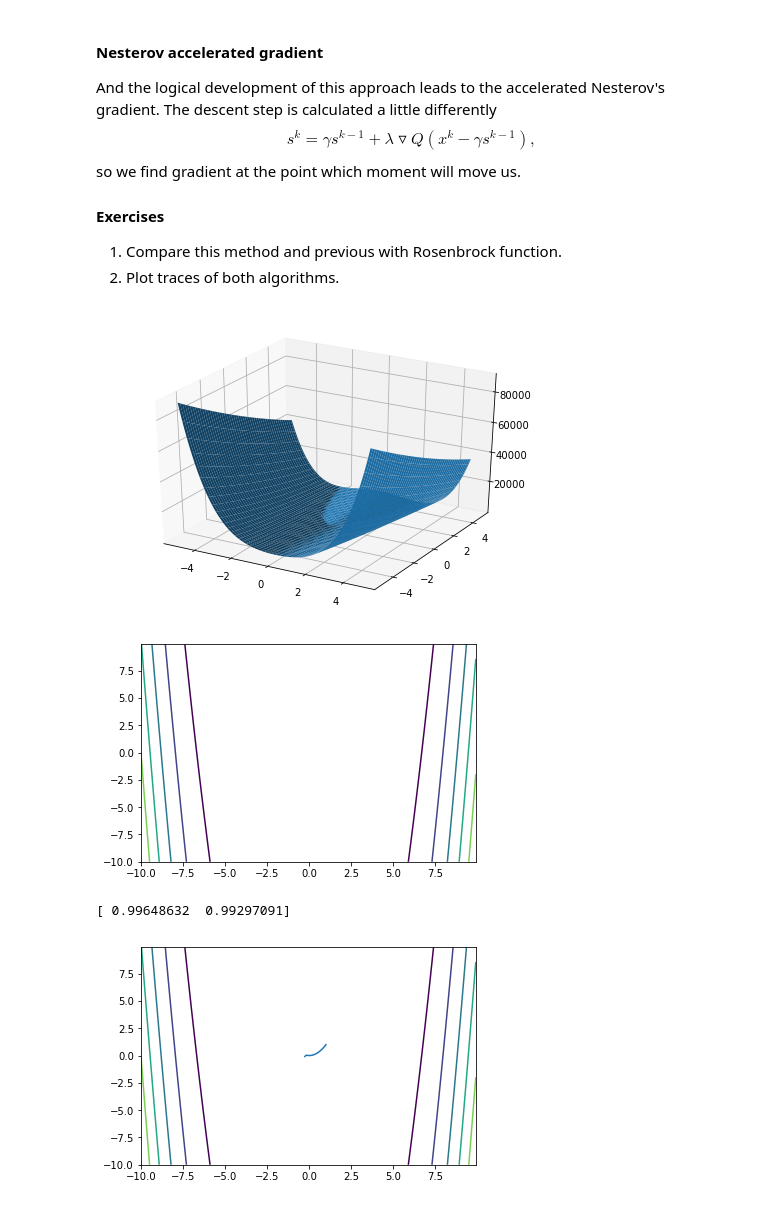
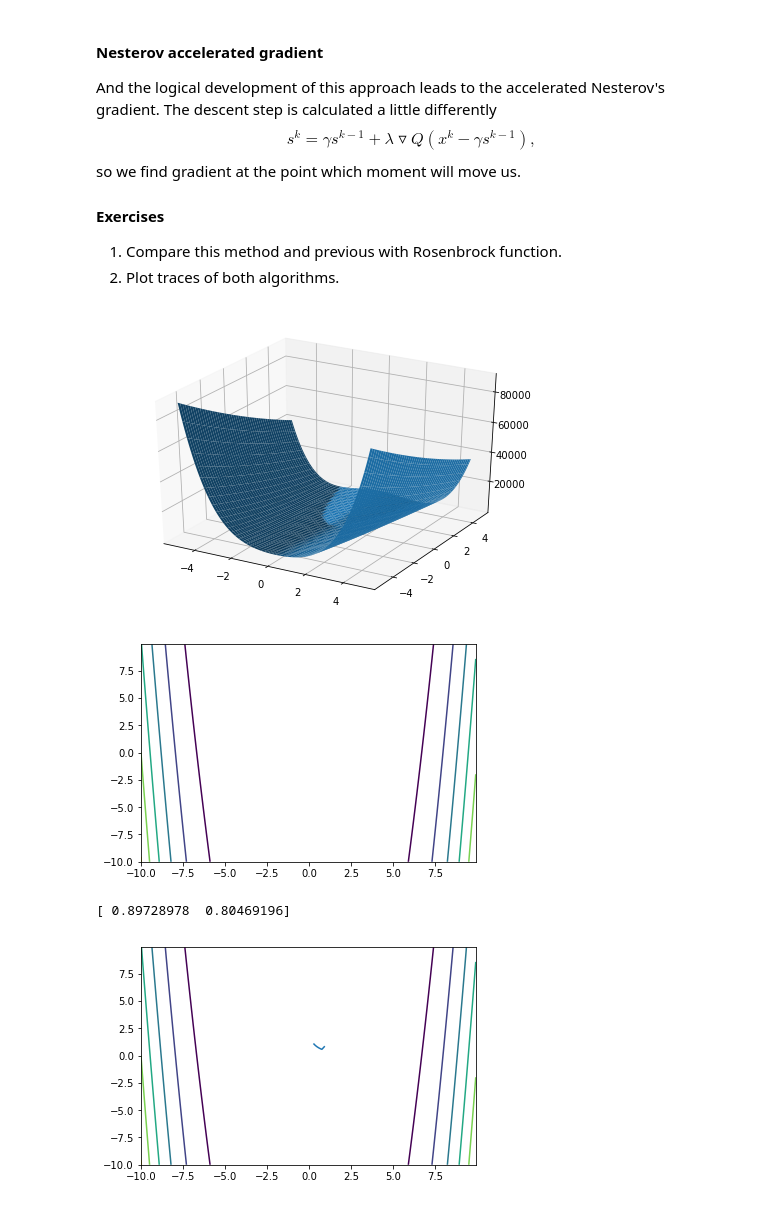
Before and after one commit to mnkonkova/ML, a Jupyter notebook: lab-1.ipynb, the cells around one changed output. Saved outputs shown, nothing was run; the diff lists cells and outputs as text; code cells hidden in the pictures.

```diff
--- a/lab-1.ipynb
+++ b/lab-1.ipynb
@@ -928,17 +926,18 @@ def nesterov_desent(f, grad):
         cur_f = f(point[0], point[1])
         #print(cur_f)
     return (point)
-stereo(f1, -5, 5)
-contour(f1)
-
-gamma = 0.006
-lambd = 0.001
-EPS = 0.00000001
-print(momentum_desent(f1, grad1))
-trace(f1, X_plot, Y_plot, -10, 10)
-# %% [output]
-[figure, removed]
-[figure, removed]
-[ 0.99648632  0.99297091]
-[figure, removed]
+# %%
+stereo(f1, -5, 5)
+contour(f1)
+
+gamma = 0.00006
+lambd = 0.0001
+EPS = 0.000001
+print(momentum_desent(f1, grad1))
+trace(f1, X_plot, Y_plot, -10, 10)
+# %% [output]
+[figure, added]
+[figure, added]
+[ 0.89728978  0.80469196]
+[figure, added]
 # %%
```
Also changed, not shown: parts of 19 cells of this notebook.
